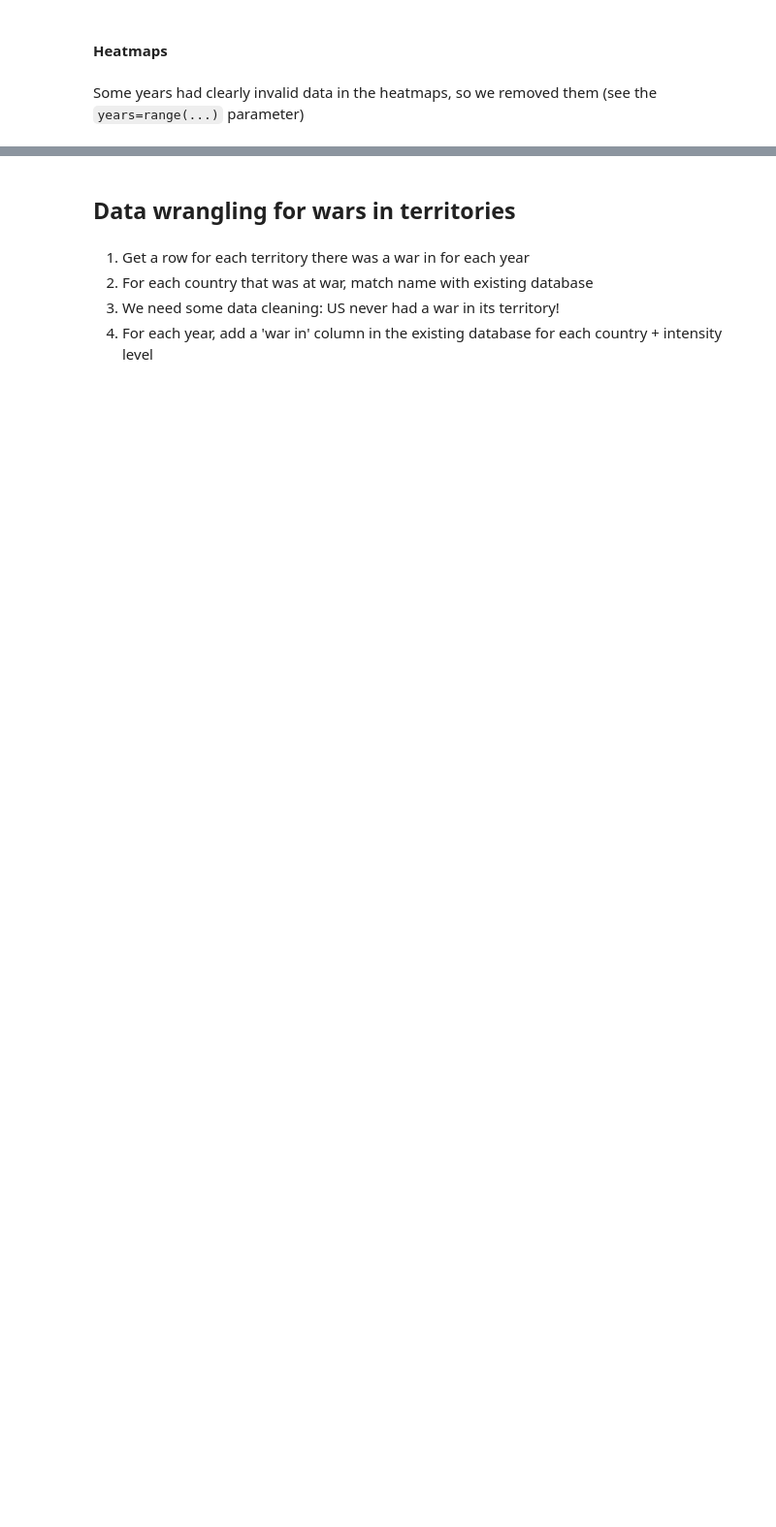
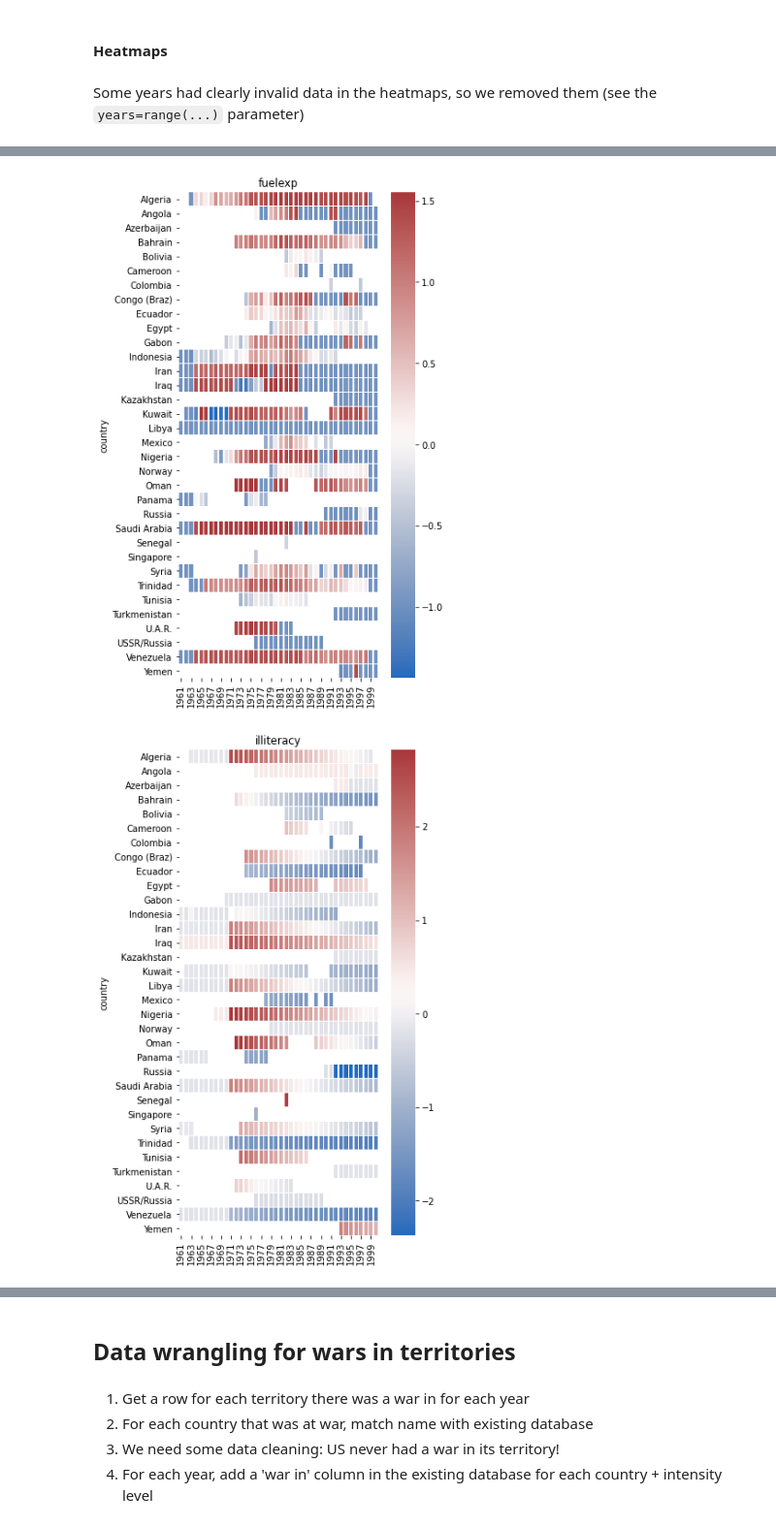
Before and after one commit to epfl-ada/ada-2020-project-milestone-p3-p3_limonada, a Jupyter notebook: creative_extension.ipynb, the cells around one changed output, grey strips where cells are left out. Shown at 97% size. Saved outputs shown, nothing was run; the diff lists cells and outputs as text; code cells hidden in the pictures; blank space fills up the shorter version.

```diff
--- a/creative_extension.ipynb
+++ b/creative_extension.ipynb
@@ -136,7 +136,10 @@ paper_data_merged[["country", "fuelexp", "year"]].sample(5)
 # %% [markdown]
 #### Heatmaps
 # %%
-def plot_val_by_country_year(df, val, years=None):
+# colors: https://seaborn.pydata.org/tutorial/color_palettes.html
+
+# heatmap plot
+def plot_val_by_country_year(df, val, years=None, figsize=(5, 10)):
     pivot = pd.pivot_table(data=df, columns=["year"], index="country", values=[val])
     pivot.columns = [int(x[1]) for x in pivot.columns]
 
@@ -145,8 +148,8 @@ def plot_val_by_country_year(df, val, years=None):
     else:
         pivot_slice = pivot
 
-    plt.figure(figsize=(20, 40))
-    ax = sns.heatmap(pivot_slice, cmap='RdYlGn_r', linewidths=0.5)
+    plt.figure(figsize=figsize)
+    ax = sns.heatmap(pivot_slice, cmap='vlag', linewidths=0.5)
     ax.set_title(val)
     plt.savefig(f"img/year_heatmap_{val}")
     plt.show()
@@ -155,8 +187,12 @@ Some years had clearly invalid data in the heatmaps, so we removed them (see the
 # %%
+# plot heatmap for every indicator
 if CFG["plot_heatmaps"]:
-    plot_val_by_country_year(paper_data_merged, "fuelexp", years=range(1964, 2001))
-    plot_val_by_country_year(paper_data_merged, "illiteracy", years=range(1971, 2001))
-    plot_val_by_country_year(paper_data_merged, "infant", years=range(1966, 2001))
-    plot_val_by_country_year(paper_data_merged, "life", years=range(1961, 2001))
+    plot_val_by_country_year(oil_dep, "fuelexp", years=range(1961, 2001))
+    plot_val_by_country_year(oil_dep, "illiteracy", years=range(1961, 2001))
+    plot_val_by_country_year(oil_dep, "infant", years=range(1961, 2001))
+    plot_val_by_country_year(oil_dep, "life", years=range(1961, 2001))
     #plot_val_by_country_year(paper_data_merged, "oil", years=range(1961, 2001))
     #plot_val_by_country_year(paper_data_merged, "gdpgrowth")
+# %% [output]
+[figure, added]
+[figure, added]
```
Also changed, not shown: parts of 23 cells of this notebook.
